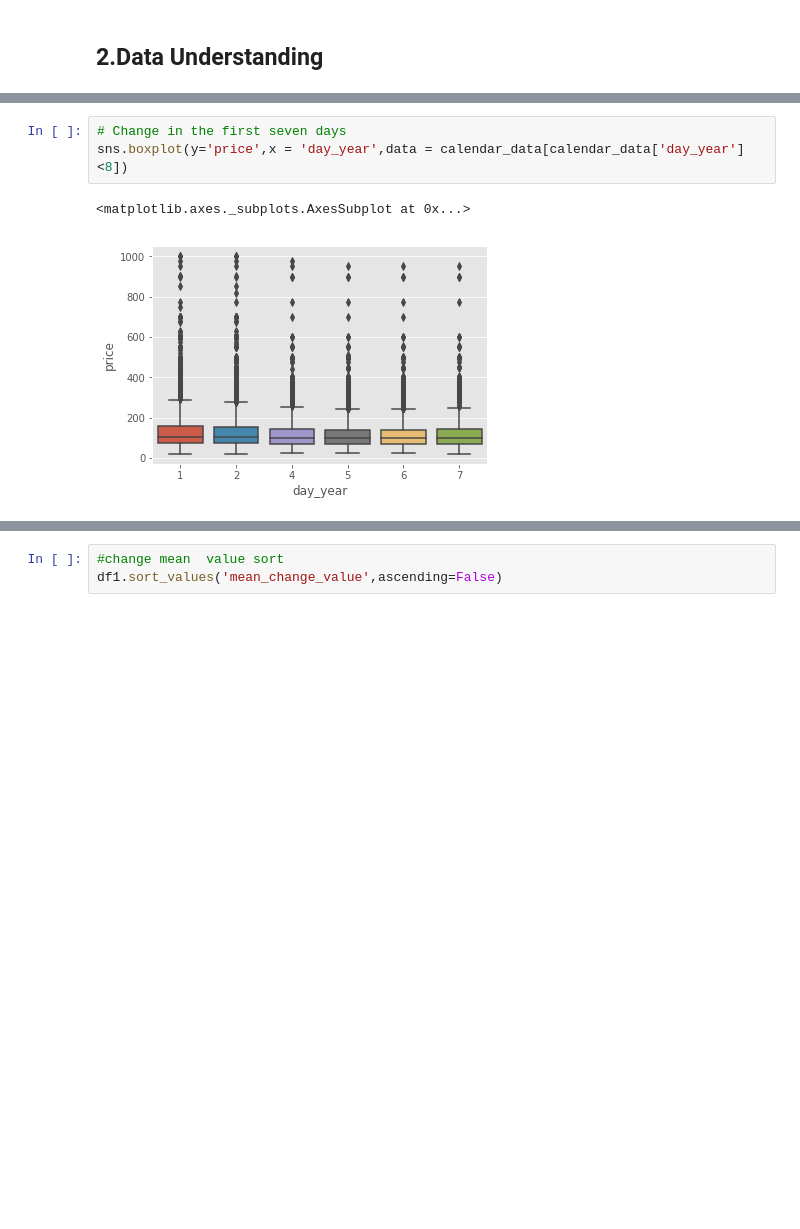
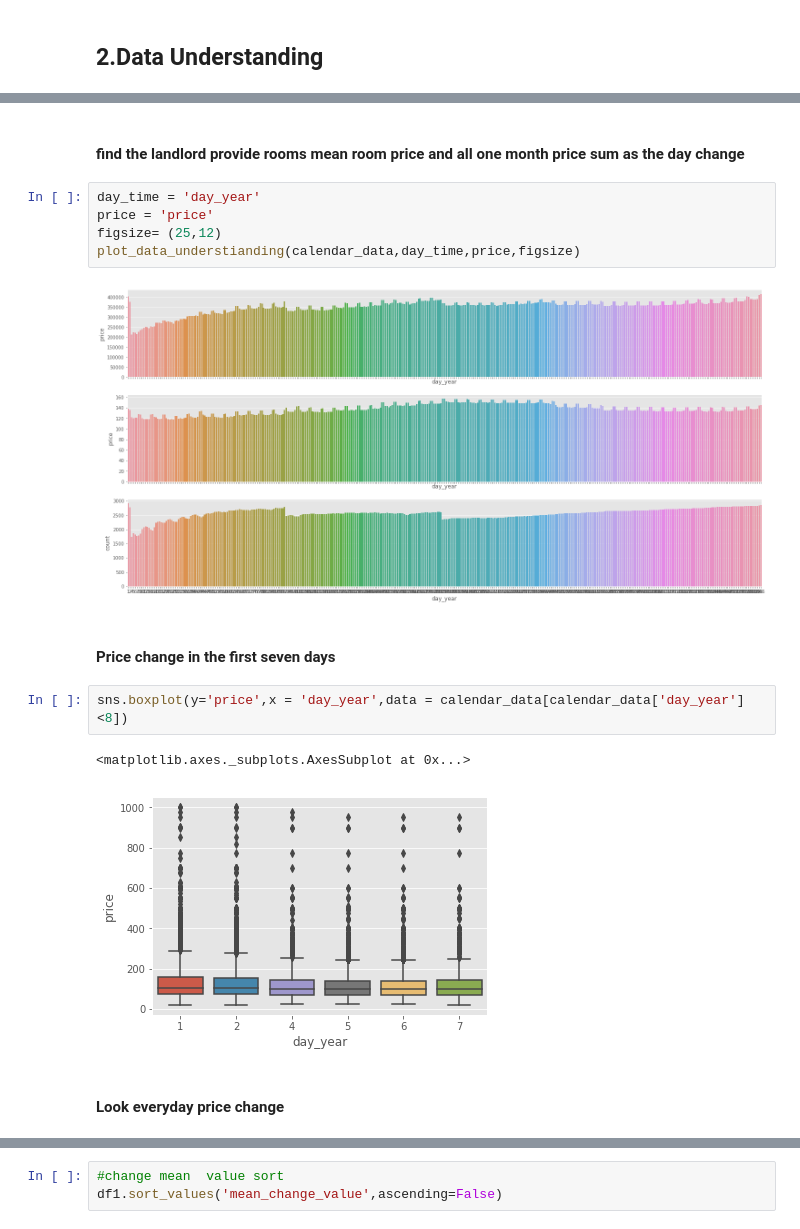
Before and after one commit to Sampson91/UdacityDS_blog_post, a Jupyter notebook: Airbnb Data Analysis.ipynb, the cells around one changed output, grey strips where cells are left out. Drawn from its saved outputs; the diff is of its cells as text; blank space fills up the shorter version.

```diff
--- a/Airbnb Data Analysis.ipynb
+++ b/Airbnb Data Analysis.ipynb
@@ -120,7 +82,19 @@ Text(0.5,0,'week_year')
+# %% [markdown]
+#### find the  landlord provide rooms mean room price and all one month price sum as the day change
+# %%
+day_time = 'day_year'
+price = 'price'
+figsize= (25,12)
+plot_data_understianding(calendar_data,day_time,price,figsize)
+# %% [output]
+[figure, added]
+# %% [markdown]
+#### Price change in the first seven days
 # %%
-# Change in the first seven days
 sns.boxplot(y='price',x = 'day_year',data = calendar_data[calendar_data['day_year']<8])
 # %% [output]
 <matplotlib.axes._subplots.AxesSubplot at 0x...>
 [figure]
+# %% [markdown]
+#### Look everyday price change
 # %%
```
Also changed, not shown: parts of 24 cells of this notebook.
